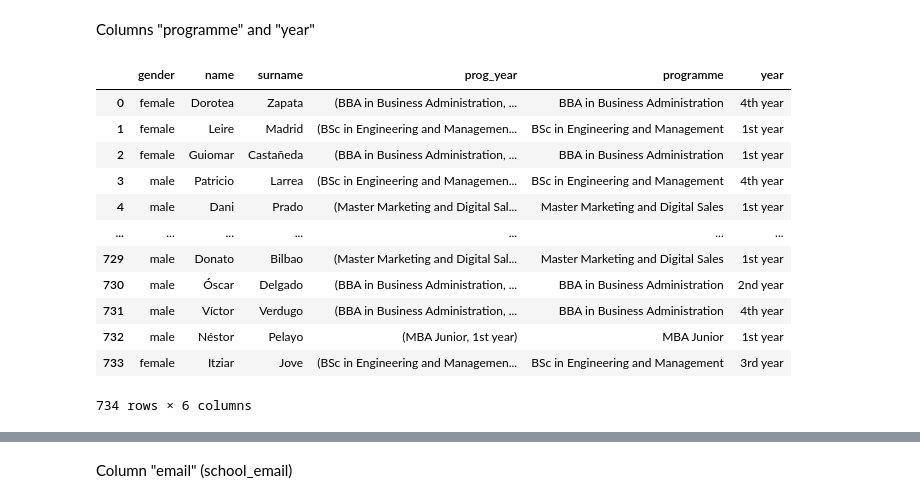
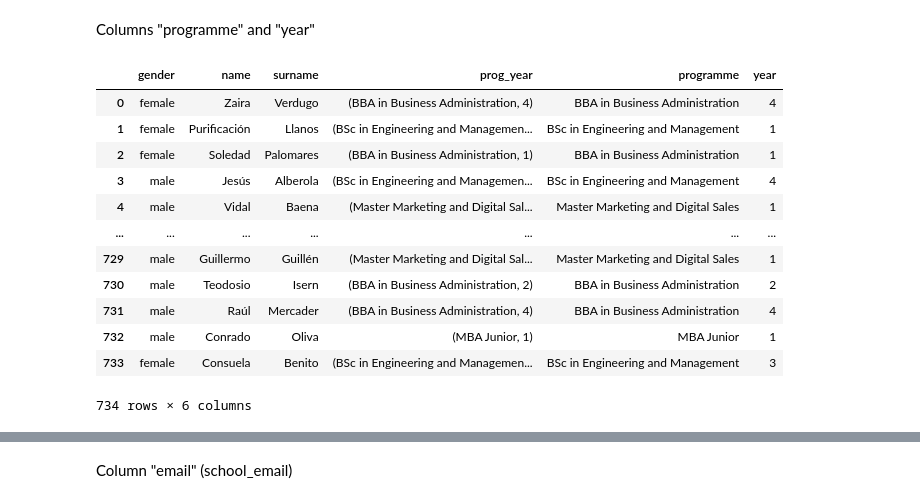
Before and after one commit to secady/edem_deployment_aws, a Jupyter notebook: v2_db_creation_AWS.ipynb, the cells around one changed output, grey strips where cells are left out. Cells and saved outputs as stored; diff of their text form; code cells hidden in the pictures.

```diff
--- a/v2_db_creation_AWS.ipynb
+++ b/v2_db_creation_AWS.ipynb
@@ -218,46 +231,46 @@ students_df
 Columns "programme" and "year"
 # %%
 prog_year = {
-    ('BSc in Engineering and Management', '1st year'): 65, ('BSc in Engineering and Management', '2nd year'): 42, ('BSc in Engineering and Management', '3rd year'): 28, ('BSc in Engineering and Management', '4th year'): 29,
-    ('BBA in Business Administration', '1st year'): 128, ('BBA in Business Administration', '2nd year'): 92, ('BBA in Business Administration', '3rd year'): 83, ('BBA in Business Administration', '4th year'): 72,
-    ('Master Marketing and Digital Sales', '1st year'): 61, ('Master Marketing and Digital Sales', '2nd year'): 0, ('Master Marketing and Digital Sales', '3rd year'): 0, ('Master Marketing and Digital Sales', '4th year'): 0,
-    ('Master Data Analytics', '1st year'): 30, ('Master Data Analytics', '2nd year'): 0, ('Master Data Analytics', '3rd year'): 0, ('Master Data Analytics', '4th year'): 0,
-    ('Master Finance', '1st year'): 19, ('Master Finance', '2nd year'): 0, ('Master Finance', '3rd year'): 0, ('Master Finance', '4th year'): 0,
-    ('MBA Junior', '1st year'): 41, ('MBA Junior', '2nd year'): 0, ('MBA Junior', '3rd year'): 0, ('MBA Junior', '4th year'): 0,
-    ('Bootcamp Data Science', '1st year'): 17, ('Bootcamp Data Science', '2nd year'): 0, ('Bootcamp Data Science', '3rd year'): 0, ('Bootcamp Data Science', '4th year'): 0,
-    ('Bootcamp Full Stack', '1st year'): 14, ('Bootcamp Full Stack', '2nd year'): 0, ('Bootcamp Full Stack', '3rd year'): 0, ('Bootcamp Full Stack', '4th year'): 0,
-    ('Bootcamp UX/ UI', '1st year'): 7, ('Bootcamp UX/ UI', '2nd year'): 0, ('Bootcamp UX/ UI', '3rd year'): 0, ('Bootcamp UX/ UI', '4th year'): 0,
-    ('Bootcamp Cibersecurity', '1st year'): 6, ('Bootcamp Cibersecurity', '2nd year'): 0, ('Bootcamp Cibersecurity', '3rd year'): 0, ('Bootcamp Cibersecurity', '4th year'): 0,
+    ('BSc in Engineering and Management', '1'): 65, ('BSc in Engineering and Management', '2'): 42, ('BSc in Engineering and Management', '3'): 28, ('BSc in Engineering and Management', '4'): 29,
+    ('BBA in Business Administration', '1'): 128, ('BBA in Business Administration', '2'): 92, ('BBA in Business Administration', '3'): 83, ('BBA in Business Administration', '4'): 72,
+    ('Master Marketing and Digital Sales', '1'): 61, ('Master Marketing and Digital Sales', '2'): 0, ('Master Marketing and Digital Sales', '3'): 0, ('Master Marketing and Digital Sales', '4'): 0,
+    ('Master Data Analytics', '1'): 30, ('Master Data Analytics', '2'): 0, ('Master Data Analytics', '3'): 0, ('Master Data Analytics', '4'): 0,
+    ('Master Finance', '1'): 19, ('Master Finance', '2'): 0, ('Master Finance', '3'): 0, ('Master Finance', '4'): 0,
+    ('MBA Junior', '1'): 41, ('MBA Junior', '2'): 0, ('MBA Junior', '3'): 0, ('MBA Junior', '4'): 0,
+    ('Bootcamp Data Science', '1'): 17, ('Bootcamp Data Science', '2'): 0, ('Bootcamp Data Science', '3'): 0, ('Bootcamp Data Science', '4'): 0,
+    ('Bootcamp Full Stack', '1'): 14, ('Bootcamp Full Stack', '2'): 0, ('Bootcamp Full Stack', '3'): 0, ('Bootcamp Full Stack', '4'): 0,
+    ('Bootcamp UX/ UI', '1'): 7, ('Bootcamp UX/ UI', '2'): 0, ('Bootcamp UX/ UI', '3'): 0, ('Bootcamp UX/ UI', '4'): 0,
+    ('Bootcamp Cybersecurity', '1'): 6, ('Bootcamp Cybersecurity', '2'): 0, ('Bootcamp Cybersecurity', '3'): 0, ('Bootcamp Cybersecurity', '4'): 0,
 }
 
 # Set the seed for random module
 random.seed(seed_value)
 
 students_df["prog_year"] = students_df.apply(
     lambda row: random.choices(list(prog_year.keys()), weights=list(prog_year.values()))[0],
     axis=1
 )
 
 # Create the "programme" column
 students_df["programme"] = students_df["prog_year"].apply(lambda row: row[0])
 
 # Create the "year_of_study" column
 students_df["year"] = students_df["prog_year"].apply(lambda row: row[1])
 
 students_df
 # %% [output]
 |  | gender | name | surname | prog_year | programme | year |
-| 0 | female | Dorotea | Zapata | (BBA in Business Administration, ... | BBA in Business Administration | 4th year |
-| 1 | female | Leire | Madrid | (BSc in Engineering and Managemen... | BSc in Engineering and Management | 1st year |
-| 2 | female | Guiomar | Castañeda | (BBA in Business Administration, ... | BBA in Business Administration | 1st year |
-| 3 | male | Patricio | Larrea | (BSc in Engineering and Managemen... | BSc in Engineering and Management | 4th year |
-| 4 | male | Dani | Prado | (Master Marketing and Digital Sal... | Master Marketing and Digital Sales | 1st year |
+| 0 | female | Zaira | Verdugo | (BBA in Business Administration, 4) | BBA in Business Administration | 4 |
+| 1 | female | Purificación | Llanos | (BSc in Engineering and Managemen... | BSc in Engineering and Management | 1 |
+| 2 | female | Soledad | Palomares | (BBA in Business Administration, 1) | BBA in Business Administration | 1 |
+| 3 | male | Jesús | Alberola | (BSc in Engineering and Managemen... | BSc in Engineering and Management | 4 |
+| 4 | male | Vidal | Baena | (Master Marketing and Digital Sal... | Master Marketing and Digital Sales | 1 |
 | ... | ... | ... | ... | ... | ... | ... |
-| 729 | male | Donato | Bilbao | (Master Marketing and Digital Sal... | Master Marketing and Digital Sales | 1st year |
-| 730 | male | Óscar | Delgado | (BBA in Business Administration, ... | BBA in Business Administration | 2nd year |
-| 731 | male | Víctor | Verdugo | (BBA in Business Administration, ... | BBA in Business Administration | 4th year |
-| 732 | male | Néstor | Pelayo | (MBA Junior, 1st year) | MBA Junior | 1st year |
-| 733 | female | Itziar | Jove | (BSc in Engineering and Managemen... | BSc in Engineering and Management | 3rd year |
+| 729 | male | Guillermo | Guillén | (Master Marketing and Digital Sal... | Master Marketing and Digital Sales | 1 |
+| 730 | male | Teodosio | Isern | (BBA in Business Administration, 2) | BBA in Business Administration | 2 |
+| 731 | male | Raúl | Mercader | (BBA in Business Administration, 4) | BBA in Business Administration | 4 |
+| 732 | male | Conrado | Oliva | (MBA Junior, 1) | MBA Junior | 1 |
+| 733 | female | Consuela | Benito | (BSc in Engineering and Managemen... | BSc in Engineering and Management | 3 |
 734 rows × 6 columns
 # %%
 # Delete "prog_year" column
```
Also changed, not shown: parts of 23 cells of this notebook, 2 other files.
